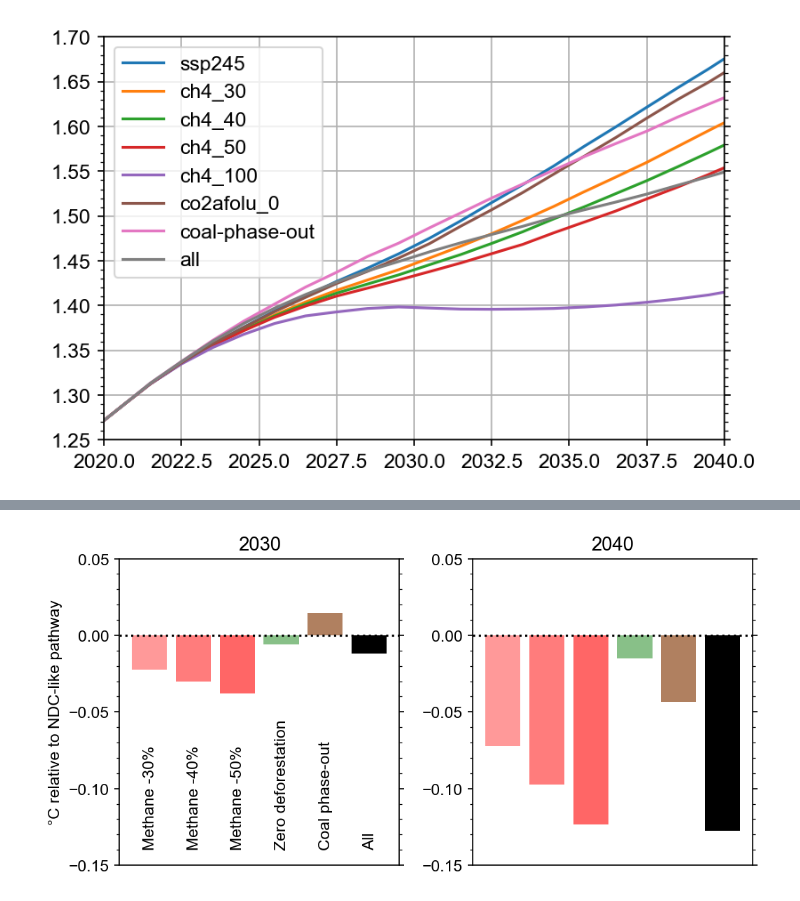
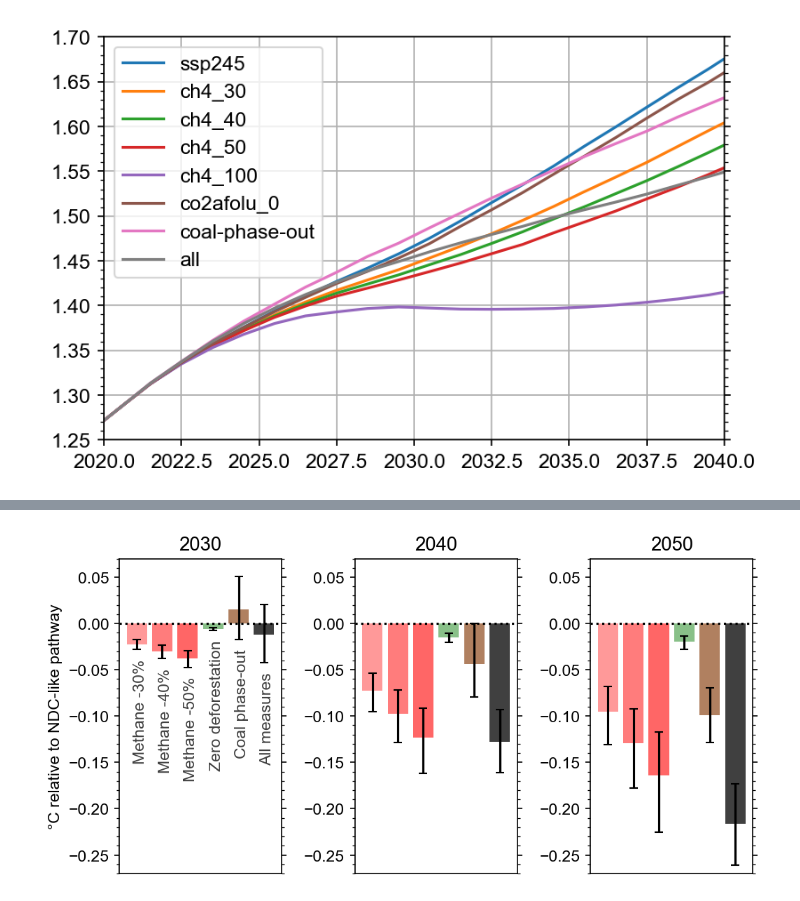
Before and after one commit to chrisroadmap/cop26-pathways, a Jupyter notebook: notebooks/4_analyse-output.ipynb, the cells around one changed output, grey strips where cells are left out. Drawn from its saved outputs; the diff is of its cells as text; code cells hidden in the pictures.

```diff
--- a/notebooks/4_analyse-output.ipynb
+++ b/notebooks/4_analyse-output.ipynb
@@ -49,6 +50,6 @@ colors = {
 }
 # %%
-for scenario in scenarios:
+for scenario in scenarios_original:
     pl.plot(np.arange(1995.5,2101), np.percentile(temperature[scenario], 50, axis=1), label=longnames[scenario])
 #pl.xlim(2015, 2050)
 #pl.ylim(1.1, 1.9)
@@ -92,21 +99,26 @@ pl.grid()
 # %%
 pl.rcParams['xtick.major.bottom'] = False
 # %%
-fig, ax = pl.subplots(1, 2, figsize=(18/2.54, 9/2.54))
+fig, ax = pl.subplots(1, 3, figsize=(18/2.54, 9/2.54))
 
 for iscen, scenario in enumerate(scenarios_original):
     ax[0].bar(iscen, np.percentile(temperature[scenario].values[35,:], 50), color=colors[scenario])
     ax[1].bar(iscen, np.percentile(temperature[scenario].values[45,:], 50), color=colors[scenario])
-    ax[0].text(iscen-0.15, 1.22, longnames[scenario], color='w', rotation=90, ha='left', va='bottom')
-    ax[1].text(iscen-0.15, 1.22, longnames[scenario], color='w', rotation=90, ha='left', va='bottom')
+    ax[2].bar(iscen, np.percentile(temperature[scenario].values[55,:], 50), color=colors[scenario])
+#    ax[0].text(iscen-0.2, 1.22, longnames[scenario], color='w', rotation=90, ha='left', va='bottom')
+#    ax[1].text(iscen-0.2, 1.22, longnames[scenario], color='w', rotation=90, ha='left', va='bottom')
+    ax[2].text(iscen-0.2, 1.22, longnames[scenario], color='w', rotation=90, ha='left', va='bottom')
 
 ax[0].set_ylabel('°C relative to 1850-1900')
 ax[0].set_title(2030)
 ax[1].set_title(2040)
+ax[2].set_title(2050)
 ax[0].axhline(1.5, ls=':', color='k')
-ax[0].set_ylim(1.2, 1.7)
+ax[0].set_ylim(1.2, 2.0)
 ax[1].axhline(1.5, ls=':', color='k')
-ax[1].set_ylim(1.2, 1.7)
+ax[1].set_ylim(1.2, 2.0)
+ax[2].axhline(1.5, ls=':', color='k')
+ax[2].set_ylim(1.2, 2.0)
 pl.tight_layout()
 pl.savefig('../figures/bar_absolute.png')
 pl.savefig('../figures/bar_absolute.pdf')
@@ -115,36 +127,50 @@ pl.savefig('../figures/bar_absolute.pdf')
 # %%
-fig, ax = pl.subplots(1, 2, figsize=(18/2.54, 9/2.54))
+fig, ax = pl.subplots(1, 3, figsize=(18/2.54, 9/2.54))
 
-ax1val = np.zeros(6)
+ax0val = np.zeros(6)
 
 for iscen, scenario in enumerate(scenarios_original[1:]):
-    ax[0].bar(iscen, np.percentile(
-        temperature[scenario].values[35,:] - temperature['ssp245'].values[35,:], 50), color=colors[scenario])
-    ax1val[iscen] = np.percentile(
-        temperature[scenario].values[45,:] - temperature['ssp245'].values[45,:], 50)
-    ax[1].bar(iscen, ax1val[iscen], color=colors[scenario])
-    ax[0].text(iscen-0.15, -0.14, longnames[scenario], color='k', rotation=90, ha='left', va='bottom')
-    #ax[1].text(iscen-0.15, ax1val+0.003, longnames[scenario], color='w', rotation=90, ha='left', va='bottom')
+    p05, p50, p95 = np.percentile(temperature[scenario].values[35,:] - temperature['ssp245'].values[35,:], (5, 50, 95))
+    ax[0].bar(iscen, p50, color=colors[scenario])
+    ax0val[iscen] = p05
+    ax[0].errorbar(iscen, p50, yerr=np.array([p50-p05, p95-p50]).reshape((2,1)), capsize=3, color='k')
+
+    p05, p50, p95 = np.percentile(temperature[scenario].values[45,:] - temperature['ssp245'].values[45,:], (5, 50, 95))
+    ax[1].bar(iscen, p50, color=colors[scenario])
+    ax[1].errorbar(iscen, p50, yerr=np.array([p50-p05, p95-p50]).reshape((2,1)), capsize=3, color='k')
+
+    p05, p50, p95 = np.percentile(temperature[scenario].values[55,:] - temperature['ssp245'].values[55,:], (5, 50, 95))
+    ax[2].bar(iscen, p50, color=colors[scenario])
+    ax[2].errorbar(iscen, p50, yerr=np.array([p50-p05, p95-p50]).reshape((2,1)), capsize=3, color='k')
+
+    ax[0].text(iscen-0.15, np.min((ax0val[iscen]-0.01, -0.01)), longnames[scenario], color='#404040', rotation=90, ha='left', va='top')
 
 # ax[1].text(-0.15, ax1val[0]+0.005, '-30%', color='w', rotation=90, ha='left', va='bottom')
 # ax[1].text(0.85, ax1val[1]+0.005, '-40%', color='w', rotation=90, ha='left', va='bottom')
 # ax[1].text(1.85, ax1val[2]+0.005, '-50%', color='w', rotation=90, ha='left', va='bottom')
 # ax[1].text(1, -0.14, 'Methane', ha='center', va='bottom')
 # ax[1].text(2.85, -0.14, 'Zero deforestation', rotation=90, ha='left', va='bottom')
 # ax[1].text(3.85, -0.14, 'Coal phase-out', rotation=90, ha='left', va='bottom')
 # ax[1].text(4.85, ax1val[5]+0.005, 'All', color='w', rotation=90, ha='left', va='bottom')
 
-ax[0].set_yticks(np.arange(-0.15, 0.07, 0.05))
-ax[1].set_yticks(np.arange(-0.15, 0.07, 0.05))
+ax[0].set_yticks(np.arange(-0.25, 0.07, 0.05))
+ax[1].set_yticks(np.arange(-0.25, 0.07, 0.05))
+ax[2].set_yticks(np.arange(-0.25, 0.07, 0.05))
+
 ax[0].set_ylabel('°C relative to NDC-like pathway')
 ax[0].set_title(2030)
 ax[1].set_title(2040)
+ax[2].set_title(2050)
+
 ax[0].axhline(0, ls=':', color='k')
-ax[0].set_ylim(-0.15, +0.05)
+ax[0].set_ylim(-0.27, +0.07)
 ax[1].axhline(0, ls=':', color='k')
-ax[1].set_ylim(-0.15, +0.05)
+ax[1].set_ylim(-0.27, +0.07)
+ax[2].axhline(0, ls=':', color='k')
+ax[2].set_ylim(-0.27, +0.07)
+
 pl.tight_layout()
 pl.savefig('../figures/bar_relative.png')
 pl.savefig('../figures/bar_relative.pdf')
 # %% [output]
-[figure, old version]
+[figure, new version]
```
Also changed, not shown: parts of 6 cells of this notebook, 33 other files.
